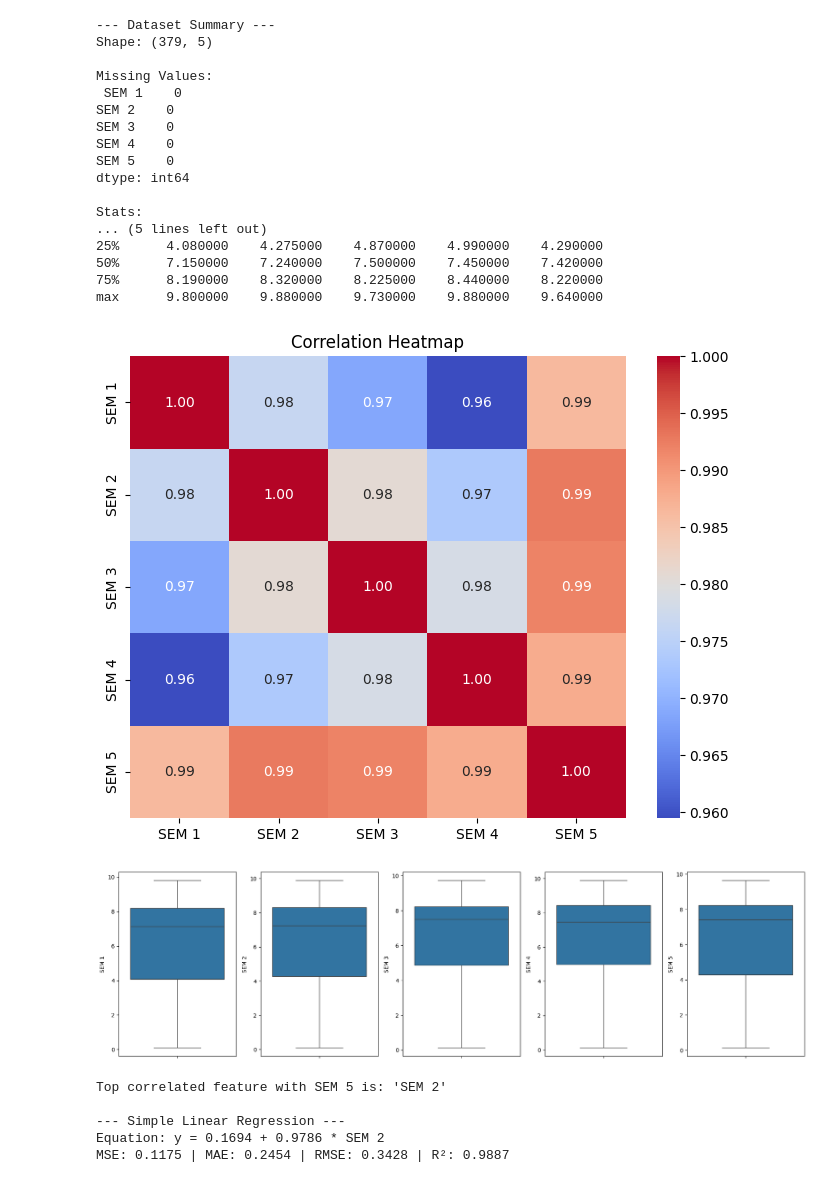
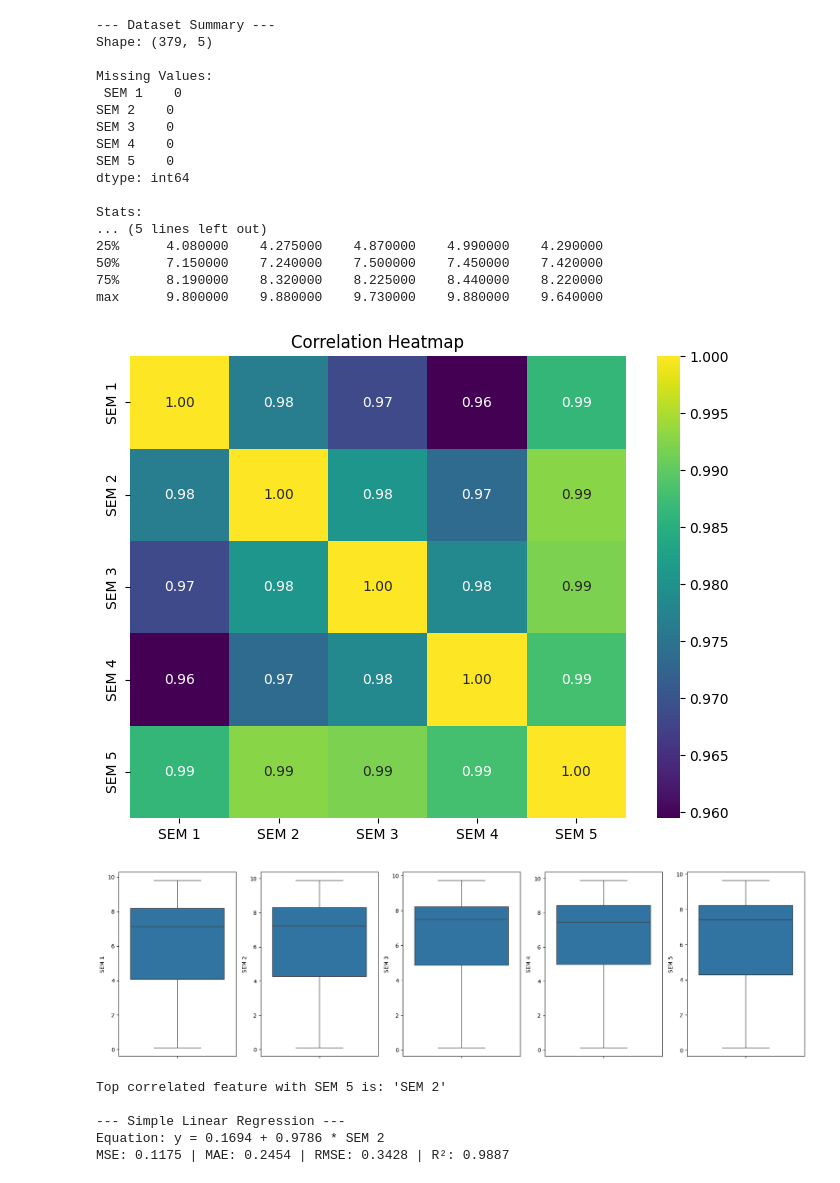
Before and after one commit to Ayushman2005-cmyk/AML_EXPERIMENTS, a Jupyter notebook: EXPT-3/prog.ipynb, the cells around one changed output. Saved outputs shown, nothing was run; the diff lists cells and outputs as text; code cells hidden in the pictures.

Commit message:
Update EXPT-3 plot styling and add .venv to gitignore

```diff
--- a/EXPT-3/prog.ipynb
+++ b/EXPT-3/prog.ipynb
@@ -24,15 +24,15 @@ def train_and_evaluate(X, y, title):
     return model, X_test, y_test, predictions, [mae, mse, rmse, r2]
 def plot_chart(chart_type, x_data, y_data, title, xlabel, ylabel, predictions=None):
     if chart_type == 'scatter_line':
-        plt.scatter(x_data, y_data, color='blue', label='Actual Marks')
-        plt.plot(x_data, predictions, color='red', linewidth=2, label='Regression Line')
+        plt.scatter(x_data, y_data, color='#06b6d4', label='Actual Marks')
+        plt.plot(x_data, predictions, color='#7c3aed', linewidth=2, label='Regression Line')
         plt.legend()
     elif chart_type == 'actual_vs_pred':
-        plt.scatter(x_data, y_data, color='purple', label='Predictions')
-        plt.plot([x_data.min(), x_data.max()], [x_data.min(), x_data.max()], 'r--', label='Ideal Fit')
+        plt.scatter(x_data, y_data, color='#f43f5e', label='Predictions')
+        plt.plot([x_data.min(), x_data.max()], [x_data.min(), x_data.max()], color='#10b981', linestyle='--', label='Ideal Fit')
         plt.legend()
     elif chart_type == 'metrics_bar':
-        bars = plt.barh(["MAE", "MSE", "RMSE", "R2"], x_data, color=['#4C72B0', '#DD8452', '#55A868', '#C44E52'])
+        bars = plt.barh(["MAE", "MSE", "RMSE", "R2"], x_data, color=['#7c3aed', '#06b6d4', '#10b981', '#f59e0b'])
         for bar in bars:
             width = bar.get_width()
             plt.annotate(f"{width:.4f}", xy=(width, bar.get_y() + bar.get_height() / 2), ha="left", va="center", fontweight="bold")
@@ -51,7 +51,7 @@ features = ['SEM 1', 'SEM 2', 'SEM 3', 'SEM 4']
 X_all = data[features]
 y = data['SEM 5']
 plt.figure(figsize=(8, 6))
-sns.heatmap(data.corr(), annot=True, cmap='coolwarm', fmt=".2f")
+sns.heatmap(data.corr(), annot=True, cmap='viridis', fmt=".2f")
 plt.title('Correlation Heatmap')
 plt.show()
 fig, axes = plt.subplots(1, len(data.columns), figsize=(18, 5))
@@ -67,34 +67,34 @@ plot_chart('scatter_line', X_test_s, y_test_s, f'Simple LR: {best_feature} vs SE
 plot_chart('metrics_bar', metrics_s, None, 'Simple LR Performance Metrics', 'Value', 'Metric')
 multi_model, X_test_m, y_test_m, pred_m, metrics_m = train_and_evaluate(X_all, y, 'Multiple Linear Regression')
 plot_chart('actual_vs_pred', y_test_m, pred_m, 'Multiple LR: Actual vs Predicted', 'Actual Values', 'Predicted Values')
 plot_chart('metrics_bar', metrics_m, None, 'Multiple LR Performance Metrics', 'Value', 'Metric')
 print("\n--- Enter Marks to Predict SEM 5 ---")
 s1 = float(input("Enter 1st Semester marks: "))
 s2 = float(input("Enter 2nd Semester marks: "))
 s3 = float(input("Enter 3rd Semester marks: "))
 s4 = float(input("Enter 4th Semester marks: "))
 user_input = pd.DataFrame([{"SEM 1": s1, "SEM 2": s2, "SEM 3": s3, "SEM 4": s4}])
 predicted_mark = multi_model.predict(user_input)[0]
 print(f"\nThe predicted 5th Semester mark is: {predicted_mark:.2f}")
 # %% [output]
 --- Dataset Summary ---
 Shape: (379, 5)
 
 Missing Values:
  SEM 1    0
 SEM 2    0
 SEM 3    0
 SEM 4    0
 SEM 5    0
 dtype: int64
 
 Stats:
 ... (5 lines left out)
 25%      4.080000    4.275000    4.870000    4.990000    4.290000
 50%      7.150000    7.240000    7.500000    7.450000    7.420000
 75%      8.190000    8.320000    8.225000    8.440000    8.220000
 max      9.800000    9.880000    9.730000    9.880000    9.640000
-[figure, old version]
+[figure, new version]
 [figure]
 Top correlated feature with SEM 5 is: 'SEM 2'
 
```
Also changed, not shown: parts of 1 cell of this notebook, 2 other files.
